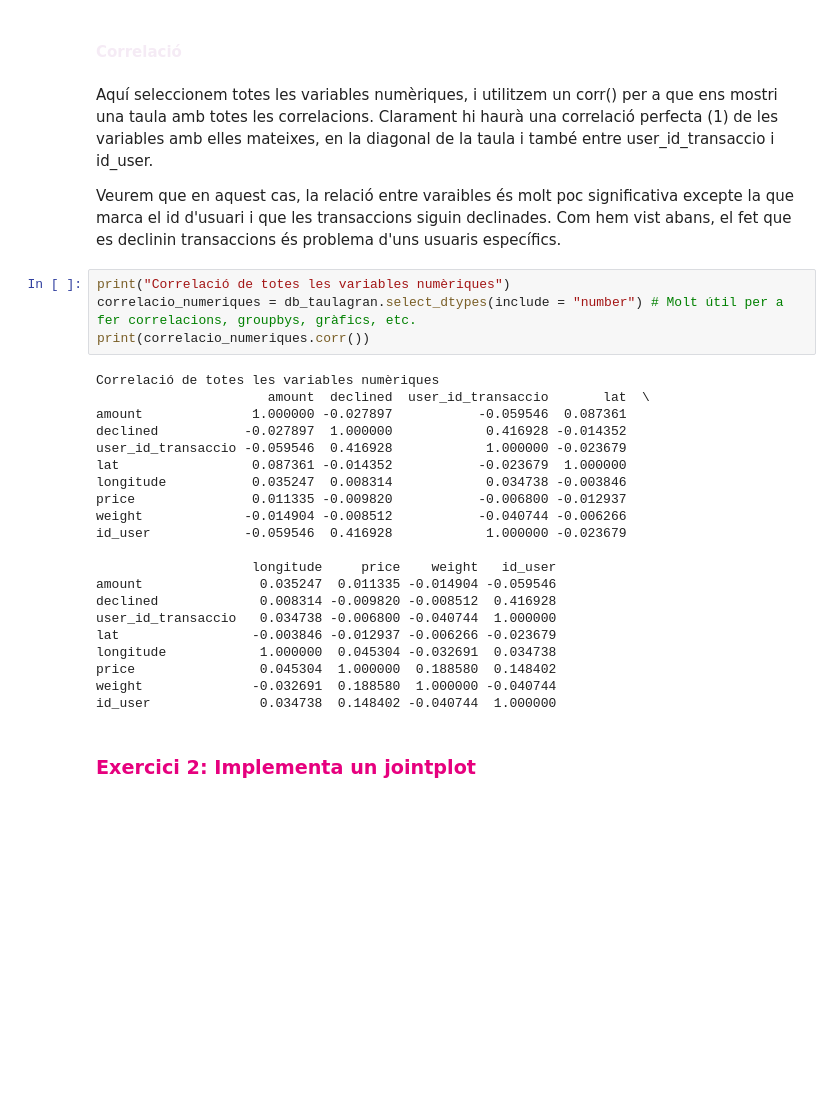
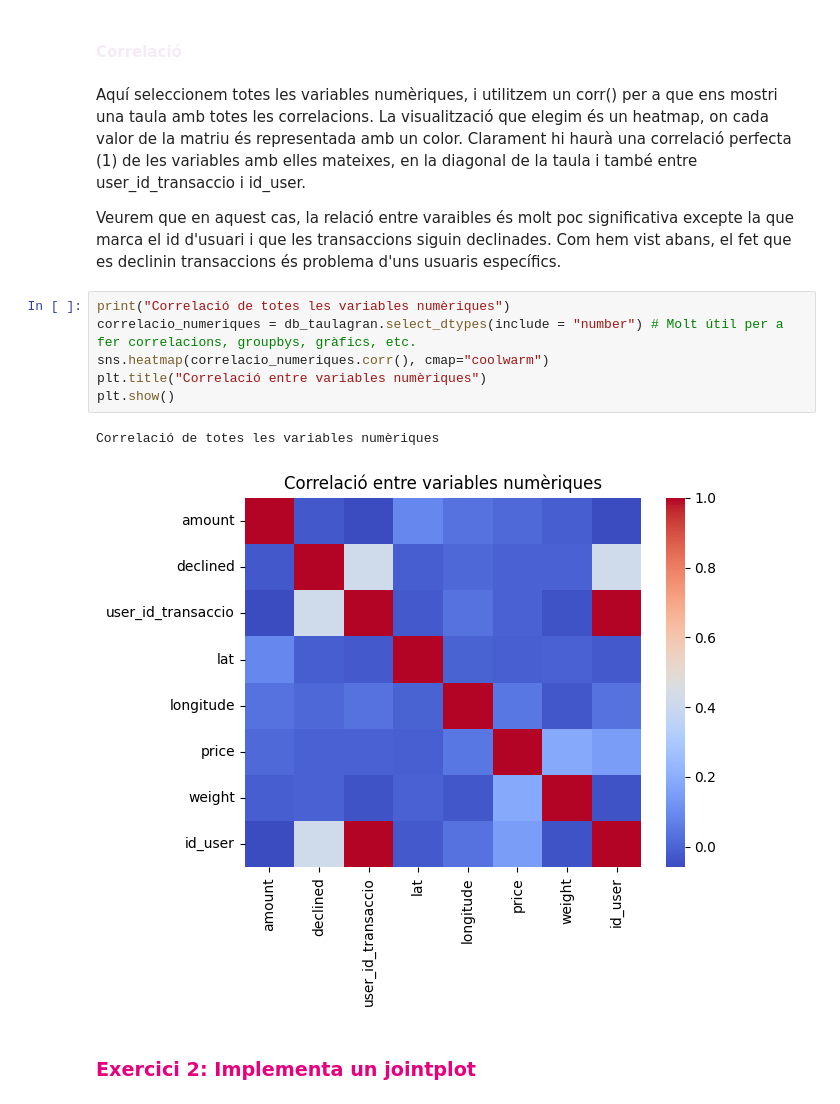
Before and after one commit to DigitalBlasco/reskilling-it, a Jupyter notebook: Sprint 8.1.ipynb, the cells around one changed output. Saved outputs shown, nothing was run; the diff lists cells and outputs as text; blank space fills up the shorter version.

```diff
--- a/Sprint 8.1.ipynb
+++ b/Sprint 8.1.ipynb
@@ -396,34 +397,19 @@ Pairplot de la bbdd, per declinades
 #### <span style="color: rgb(245, 235, 245);">Correlació</span>
 # %% [markdown]
 Aquí seleccionem totes les variables numèriques, i utilitzem un corr() per a que ens mostri una taula amb totes les correlacions.
+La visualització que elegim és un heatmap, on cada valor de la matriu és representada amb un color.
 Clarament hi haurà una correlació perfecta (1) de les variables amb elles mateixes, en la diagonal de la taula i també entre user_id_transaccio i id_user.
 
 Veurem que en aquest cas, la relació entre varaibles és molt poc significativa excepte la que marca el id d'usuari i que les transaccions siguin declinades. Com hem vist abans, el fet que es declinin transaccions és problema d'uns usuaris específics.
 # %%
 print("Correlació de totes les variables numèriques")
 correlacio_numeriques = db_taulagran.select_dtypes(include = "number") # Molt útil per a fer correlacions, groupbys, gràfics, etc.
-print(correlacio_numeriques.corr())
+sns.heatmap(correlacio_numeriques.corr(), cmap="coolwarm")
+plt.title("Correlació entre variables numèriques")
+plt.show()
 # %% [output]
 Correlació de totes les variables numèriques
-                      amount  declined  user_id_transaccio       lat  \
-amount              1.000000 -0.027897           -0.059546  0.087361
-declined           -0.027897  1.000000            0.416928 -0.014352
-user_id_transaccio -0.059546  0.416928            1.000000 -0.023679
-lat                 0.087361 -0.014352           -0.023679  1.000000
-longitude           0.035247  0.008314            0.034738 -0.003846
-price               0.011335 -0.009820           -0.006800 -0.012937
-weight             -0.014904 -0.008512           -0.040744 -0.006266
-id_user            -0.059546  0.416928            1.000000 -0.023679
-
-                    longitude     price    weight   id_user
-amount               0.035247  0.011335 -0.014904 -0.059546
-declined             0.008314 -0.009820 -0.008512  0.416928
-user_id_transaccio   0.034738 -0.006800 -0.040744  1.000000
-lat                 -0.003846 -0.012937 -0.006266 -0.023679
-longitude            1.000000  0.045304 -0.032691  0.034738
-price                0.045304  1.000000  0.188580  0.148402
-weight              -0.032691  0.188580  1.000000 -0.040744
-id_user              0.034738  0.148402 -0.040744  1.000000
+[figure, added]
 # %% [markdown]
 ### <span style="color: rgb(230, 0, 126);">Exercici 2: Implementa un jointplot</span>
 # %% [markdown]
```
Also changed, not shown: parts of 7 cells of this notebook.
